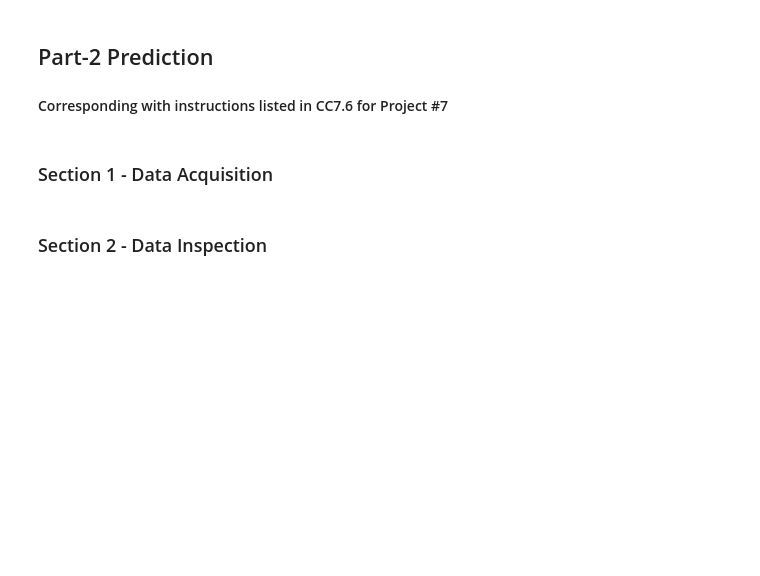
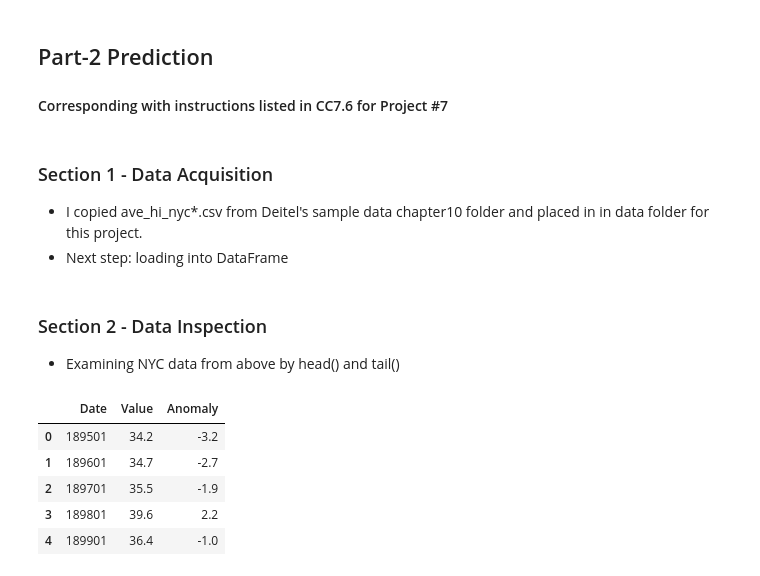
Before and after one commit to ctranimal/datafun-07-ml, a Jupyter notebook: tran_ml_version_01.ipynb, the cells around one changed output. Cells and saved outputs as stored; diff of their text form; code cells hidden in the pictures; blank space fills up the shorter version.

```diff
--- a/tran_ml_version_01.ipynb
+++ b/tran_ml_version_01.ipynb
@@ -34,5 +36,23 @@ y_label = axes.set_ylabel('Celsius')
 #### Corresponding with instructions listed in CC7.6 for Project #7
 # %% [markdown]
 ### Section 1 - Data Acquisition
+
+* I copied ave_hi_nyc*.csv from Deitel's sample data chapter10 folder and placed in in data folder for this project.
+* Next step: loading into DataFrame
+# %%
+# Construct the full path to the data file
+data_folder_path = os.path.join(os.getcwd(), "data")
+sample_file_path = os.path.join(data_folder_path, "ave_hi_nyc_jan_1895-2018.csv")
+nyc_df = pd.read_csv(sample_file_path)
 # %% [markdown]
 ### Section 2 - Data Inspection
+* Examining NYC data from above by head() and tail()
+# %%
+nyc_df.head()
+# %% [output]
+|  | Date | Value | Anomaly |
+| 0 | 189501 | 34.2 | -3.2 |
+| 1 | 189601 | 34.7 | -2.7 |
+| 2 | 189701 | 35.5 | -1.9 |
+| 3 | 189801 | 39.6 | 2.2 |
+| 4 | 189901 | 36.4 | -1.0 |
```
Also changed, not shown: parts of 16 cells of this notebook, 2 other files.
